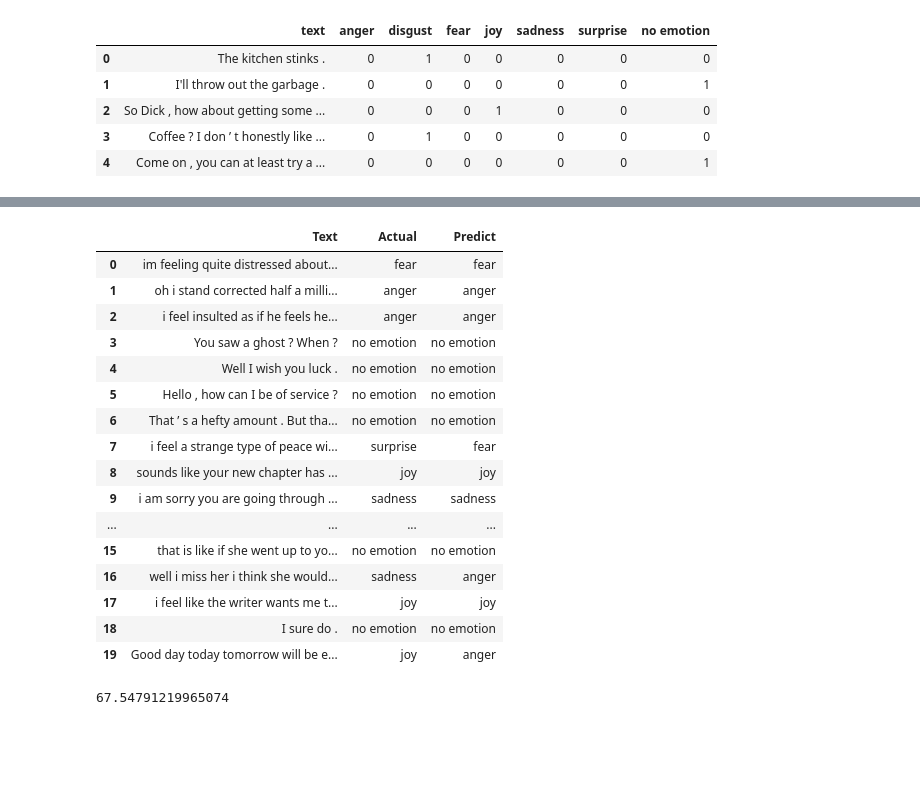
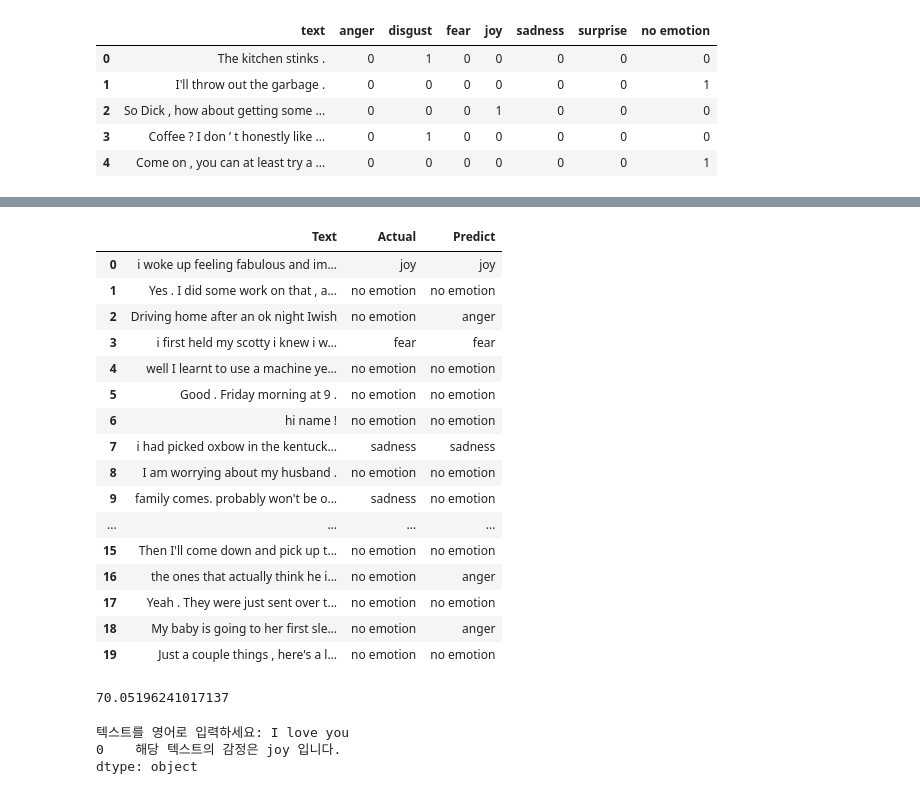
Before and after one commit to sue-bin/sentiment-analysis-based-typography-generator, a Jupyter notebook: LSTM/LSTM.ipynb, the cells around one changed output, grey strips where cells are left out. Drawn from its saved outputs; the diff is of its cells as text; code cells hidden in the pictures; blank space fills up the shorter version.

```diff
--- a/LSTM/LSTM.ipynb
+++ b/LSTM/LSTM.ipynb
@@ -2,6 +2,7 @@
 ### Word2vec embedding
 # %%
 # tokenizing
+import re
 import nltk
 from nltk.tokenize import word_tokenize
 from nltk.corpus import stopwords
@@ -9,23 +10,29 @@ from nltk.corpus import stopwords
 nltk.download('punkt')
 nltk.download('stopwords')
 
+data['text'] = data['text'].apply(lambda x: x.lower())
+data['text'] = data['text'].apply(lambda x: re.sub('[^a-zA-Z]', ' ', x))
+
 word_tokens = []
 for sentence in list(data.text):
   word_tokens.append(word_tokenize(str(sentence)))
 
 # stopwords
-stop = ['.', ',']
-stop_words = stopwords.words('english') + stop
+stop_words = set(stopwords.words('english'))
 
 result = []
 
 for word in word_tokens:
   temp = []
+
   for i in range(len(word)):
-    if word[i] not in stop_words:
-      temp.append(word[i])
+    if len(word[i]) > 2:
+      if word[i] not in stop_words:
+        temp.append(word[i])
 
   result.append(temp)
+
+result = list(filter(None, result))
 # %%
 # word2vec
 from gensim.models.word2vec import Word2Vec
@@ -81,6 +95,31 @@ data.head()
 | 2 | So Dick , how about getting some ... | 0 | 0 | 0 | 1 | 0 | 0 | 0 |
 | 3 | Coffee ? I don ’ t honestly like ... | 0 | 1 | 0 | 0 | 0 | 0 | 0 |
 | 4 | Come on , you can at least try a ... | 0 | 0 | 0 | 0 | 0 | 0 | 1 |
+# %%
+# text preprocessing
+data['text'] = data['text'].apply(lambda x: x.lower()) # 소문자로
+data['text'] = data['text'].apply(lambda x: re.sub('[^a-zA-Z]', ' ', x)) # 영문자 이외 문자 제거
+
+word_tokens = []
+for sentence in list(data.text):
+  word_tokens.append(word_tokenize(str(sentence)))
+
+stop_words = set(stopwords.words('english'))
+
+result = []
+
+for word in word_tokens:
+  temp = []
+
+  for i in range(len(word)):
+    if len(word[i]) > 2: # 길이가 2 이하인 단어 제거
+      if word[i] not in stop_words: # 불용어 제거
+        temp.append(word[i])
+
+  result.append(temp)
+
+data['text'] = pd.Series(result).apply(lambda x: ' '.join(x))
+data.drop(data[data['text'] == 'nan'].index, inplace=True) # nan 제거
 # %%
 # train, test split
 Y = data.copy().drop(columns='text').to_numpy()
@@ -186,27 +243,27 @@ actual = []
 for i in range(len(y_test)):
     actual.append(np.argmax(y_test[i]))
 # %%
-result_data = pd.DataFrame({"Text": X_test.reset_index(drop=True), "Actual": pd.Series(actual).map(sent_to_emotion),
+result_data = pd.DataFrame({"Text": data_copy.iloc[X_test.index]['text'].reset_index(drop=True), "Actual": pd.Series(actual).map(sent_to_emotion),
                             "Predict": pd.Series(x).map(sent_to_emotion)})
 result_data.head(20)
 # %% [output]
 |  | Text | Actual | Predict |
-| 0 | im feeling quite distressed about... | fear | fear |
-| 1 | oh i stand corrected half a milli... | anger | anger |
-| 2 | i feel insulted as if he feels he... | anger | anger |
-| 3 | You saw a ghost ? When ? | no emotion | no emotion |
-| 4 | Well I wish you luck . | no emotion | no emotion |
-| 5 | Hello , how can I be of service ? | no emotion | no emotion |
-| 6 | That ’ s a hefty amount . But tha... | no emotion | no emotion |
-| 7 | i feel a strange type of peace wi... | surprise | fear |
-| 8 | sounds like your new chapter has ... | joy | joy |
-| 9 | i am sorry you are going through ... | sadness | sadness |
+| 0 | i woke up feeling fabulous and im... | joy | joy |
+| 1 | Yes . I did some work on that , a... | no emotion | no emotion |
+| 2 | Driving home after an ok night Iwish | no emotion | anger |
+| 3 | i first held my scotty i knew i w... | fear | fear |
+| 4 | well I learnt to use a machine ye... | no emotion | no emotion |
+| 5 | Good . Friday morning at 9 . | no emotion | no emotion |
+| 6 | hi name ! | no emotion | no emotion |
+| 7 | i had picked oxbow in the kentuck... | sadness | sadness |
+| 8 | I am worrying about my husband . | no emotion | no emotion |
+| 9 | family comes. probably won't be o... | sadness | no emotion |
 | ... | ... | ... | ... |
-| 15 | that is like if she went up to yo... | no emotion | no emotion |
-| 16 | well i miss her i think she would... | sadness | anger |
-| 17 | i feel like the writer wants me t... | joy | joy |
-| 18 | I sure do . | no emotion | no emotion |
-| 19 | Good day today tomorrow will be e... | joy | anger |
+| 15 | Then I'll come down and pick up t... | no emotion | no emotion |
+| 16 | the ones that actually think he i... | no emotion | anger |
+| 17 | Yeah . They were just sent over t... | no emotion | no emotion |
+| 18 | My baby is going to her first sle... | no emotion | anger |
+| 19 | Just a couple things , here's a l... | no emotion | no emotion |
 # %%
 n = 0
 for i in range(len(result_data)):
@@ -215,7 +272,7 @@ for i in range(len(result_data)):
 
 print((n / len(result_data)) * 100)
 # %% [output]
-67.54791219965074
+70.05196241017137
 # %%
 # input textt
 text = []
@@ -224,3 +281,7 @@ token.fit_on_texts(text)
 text_pre = pad_sequences(token.texts_to_sequences(text), padding='pre', maxlen=200)
 pre = model.predict(text_pre)
 print("해당 텍스트의 감정은 " + pd.Series(np.argmax(np.round(pre))).map(sent_to_emotion) + " 입니다.")
+# %% [output]
+텍스트를 영어로 입력하세요: I love you
+0    해당 텍스트의 감정은 joy 입니다.
+dtype: object
```
Also changed, not shown: parts of 6 cells of this notebook, 3 other files.
